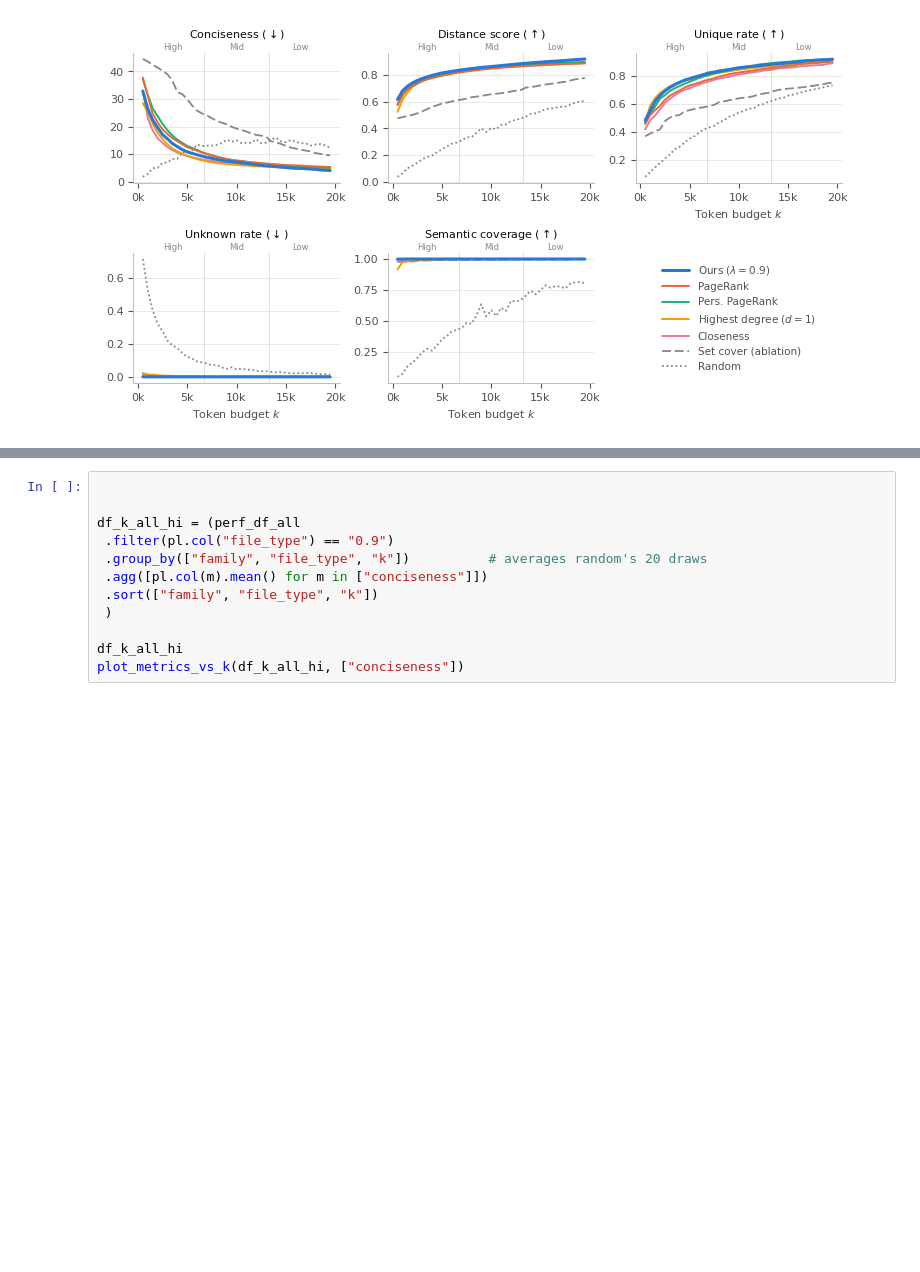
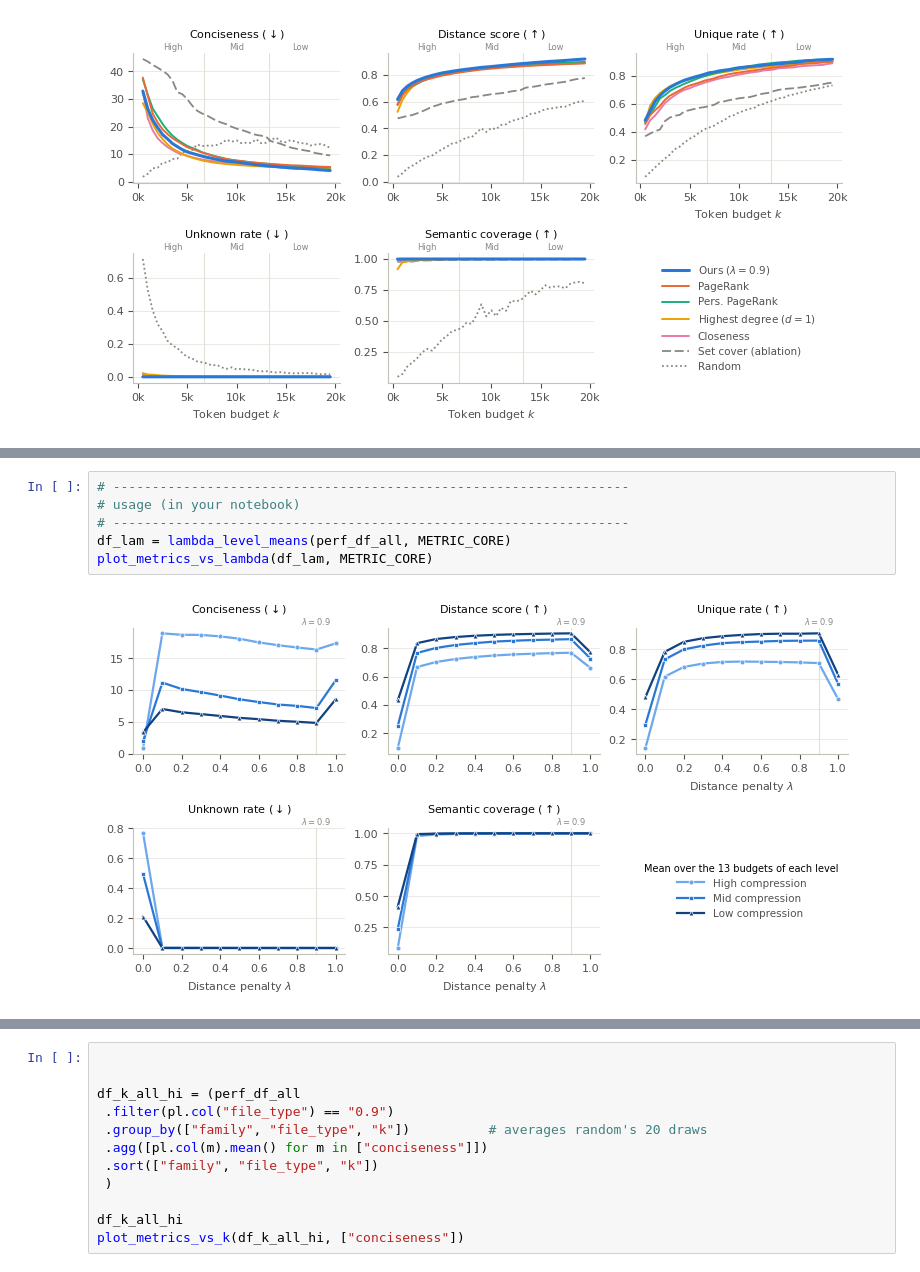
Before and after one commit to yy-suisse/greedy_tree_tokenizer, a Jupyter notebook: 5.analysis_result.ipynb, the cells around one changed output, grey strips where cells are left out. Cells and saved outputs as stored; diff of their text form; blank space fills up the shorter version.

```diff
--- a/5.analysis_result.ipynb
+++ b/5.analysis_result.ipynb
@@ -366,0 +445,8 @@ plot_metrics_vs_k(df_k_all, METRIC_CORE, fname="figures/metrics_vs_k_all.png")
+# %%
+# ------------------------------------------------------------------
+# usage (in your notebook)
+# ------------------------------------------------------------------
+df_lam = lambda_level_means(perf_df_all, METRIC_CORE)
+plot_metrics_vs_lambda(df_lam, METRIC_CORE)
+# %% [output]
+[figure, added]
```
Also changed, not shown: parts of 9 cells of this notebook, 3 other files.
